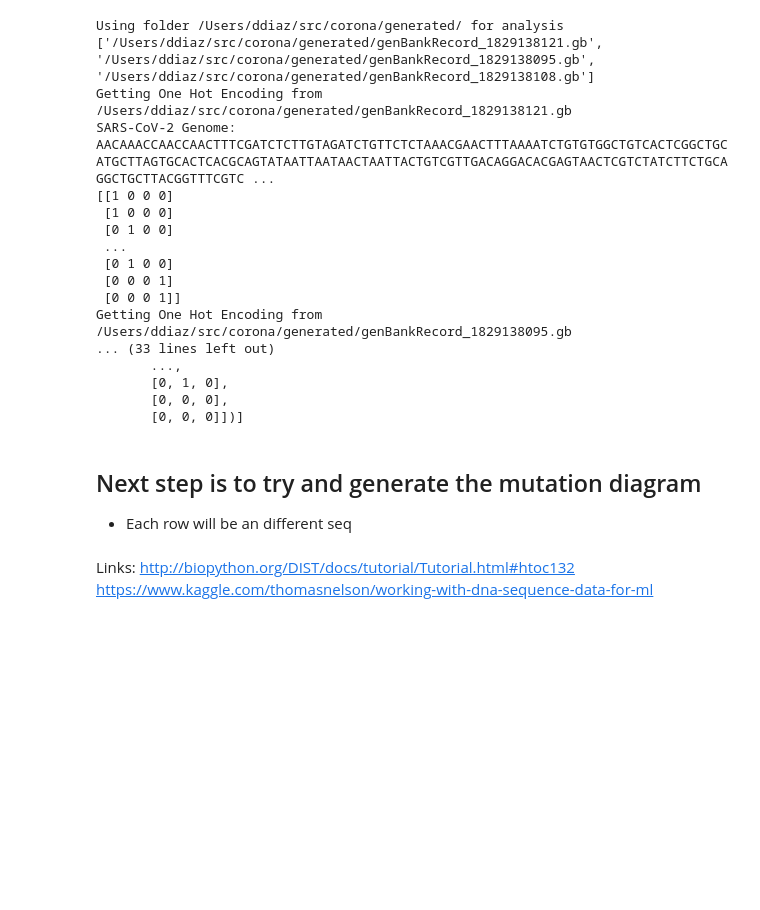
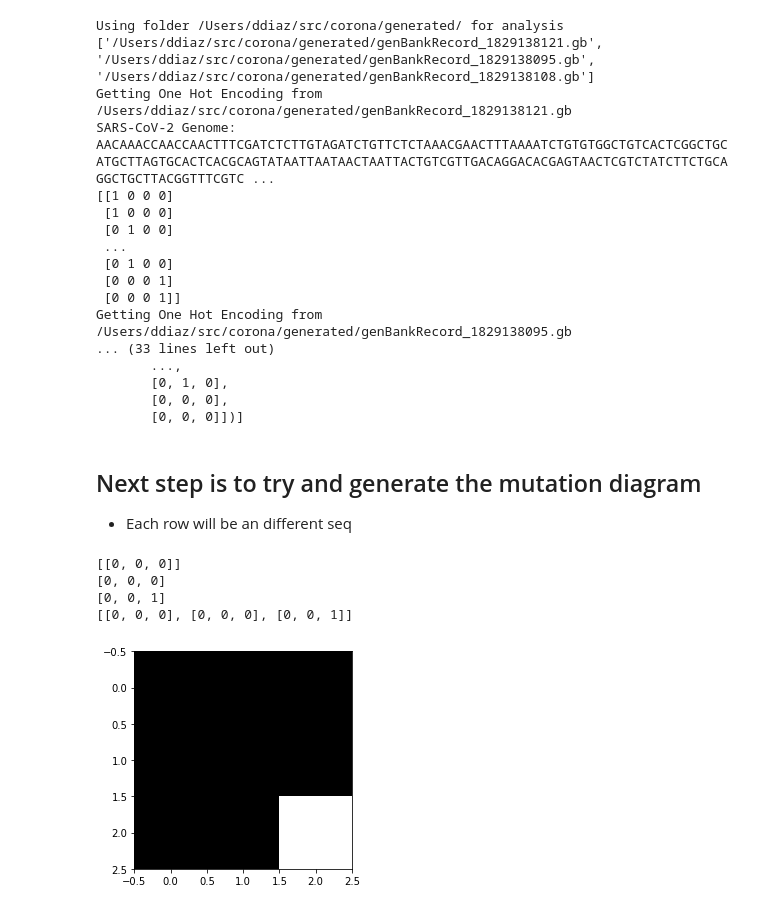
Before and after one commit to dddiaz/corona, a Jupyter notebook: notebook.ipynb, the cells around one changed output. Drawn from its saved outputs; the diff is of its cells as text; code cells hidden in the pictures; blank space fills up the shorter version.

Commit message:
exp with plotting data

```diff
--- a/notebook.ipynb
+++ b/notebook.ipynb
@@ -238,7 +238,59 @@ Getting One Hot Encoding from /Users/ddiaz/src/corona/generated/genBankRecord_18
 # %% [markdown]
 ## Next step is to try and generate the mutation diagram
 - Each row will be an different seq
-# %% [markdown]
-Links:
-http://biopython.org/DIST/docs/tutorial/Tutorial.html#htoc132
-https://www.kaggle.com/thomasnelson/working-with-dna-sequence-data-for-ml
+# %%
+# ACG
+g1_ref = [[1,0,0,0],[0,1,0,0],[0,0,1,0]]
+# ACG
+g2 = [[1,0,0,0],[0,1,0,0],[0,0,1,0]]
+# ACT
+# This one has a mutation in the 3rd letter
+g3 = [[1,0,0,0],[0,1,0,0],[0,0,0,1]]
+
+# Two options, we can either compare to the ref genome, or compare to an array that represents
+# the most common letter in that position
+
+# Lets start with the former, then move to the latter
+# A final zero bit (black) will be ref genome
+# A one (white) will be mutation from ref genome
+
+import numpy as np
+import matplotlib.cm as cm
+import matplotlib.pyplot as plt
+
+# X = np.random.random((100, 100)) # sample 2D array
+# plt.imshow(X, cmap="gray")
+# plt.show()
+
+# this is our basline, all zeros
+genome_chart = [[0]*len(g1_ref)]
+print(genome_chart)
+
+def compare(ref_genome, new_genome):
+    i = 0
+    result = []
+    for i in range(len(ref_genome)):
+        # check if arrays are equal, if not write a 1
+        # sometimes arrays arent equal. for now, lets just assume thats a mutation
+        if np.array_equal(ref_genome[i], new_genome[i]):
+            result.append(0)
+        else:
+            result.append(1)
+    return result
+
+result1 = compare(g1_ref,g2)
+print(result1)
+result2 = compare(g1_ref,g3)
+print(result2)
+genome_chart.append(result1)
+genome_chart.append(result2)
+print(genome_chart)
+
+plt.imshow(genome_chart, cmap="gray")
+plt.show()
+# %% [output]
+[[0, 0, 0]]
+[0, 0, 0]
+[0, 0, 1]
+[[0, 0, 0], [0, 0, 0], [0, 0, 1]]
+[figure, added]
```
Also changed, not shown: parts of 3 cells of this notebook.
